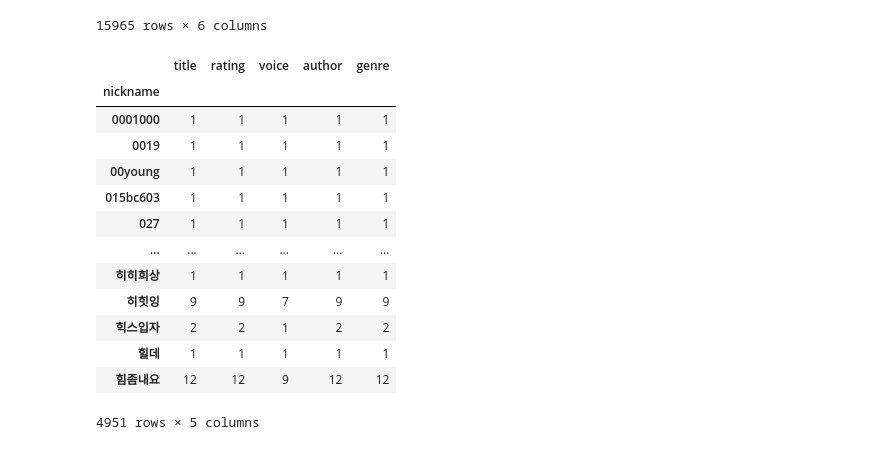
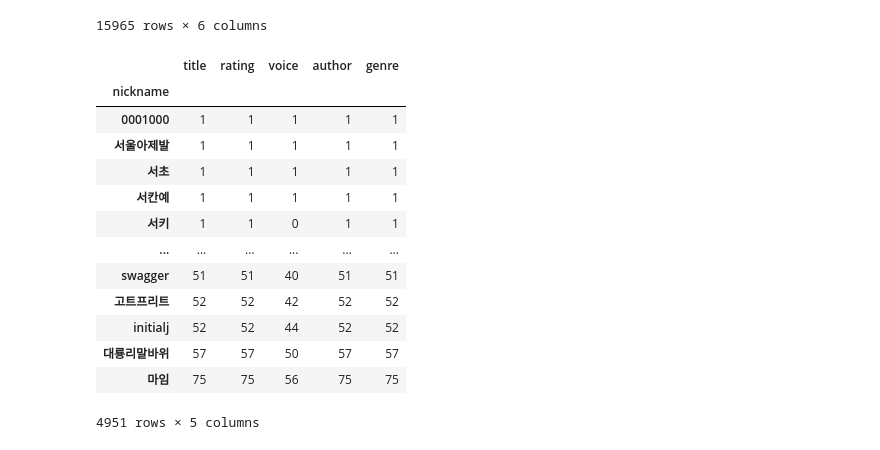
Before and after one commit to dataitgirls4/team_3, a Jupyter notebook: [연습용] EDA.ipynb, the cells around one changed output. Drawn from its saved outputs; the diff is of its cells as text; code cells hidden in the pictures.

```diff
--- a/[연습용] EDA.ipynb
+++ b/[연습용] EDA.ipynb
@@ -95,17 +97,17 @@ booklist.to_csv('')
 # %%
-booklist.groupby('nickname').count()
+booklist.groupby('nickname').count().sort_values('rating')
 # %% [output]
 |  | title | rating | voice | author | genre |
 | nickname |  |  |  |  |  |
 | 0001000 | 1 | 1 | 1 | 1 | 1 |
-| 0019 | 1 | 1 | 1 | 1 | 1 |
-| 00young | 1 | 1 | 1 | 1 | 1 |
-| 015bc603 | 1 | 1 | 1 | 1 | 1 |
-| 027 | 1 | 1 | 1 | 1 | 1 |
+| 서울아제발 | 1 | 1 | 1 | 1 | 1 |
+| 서초 | 1 | 1 | 1 | 1 | 1 |
+| 서칸예 | 1 | 1 | 1 | 1 | 1 |
+| 서키 | 1 | 1 | 0 | 1 | 1 |
 | ... | ... | ... | ... | ... | ... |
-| 히히희상 | 1 | 1 | 1 | 1 | 1 |
-| 히힛잉 | 9 | 9 | 7 | 9 | 9 |
-| 힉스입자 | 2 | 2 | 1 | 2 | 2 |
-| 힐데 | 1 | 1 | 1 | 1 | 1 |
-| 힘좀내요 | 12 | 12 | 9 | 12 | 12 |
+| swagger | 51 | 51 | 40 | 51 | 51 |
+| 고트프리트 | 52 | 52 | 42 | 52 | 52 |
+| initialj | 52 | 52 | 44 | 52 | 52 |
+| 대룡리말바위 | 57 | 57 | 50 | 57 | 57 |
+| 마임 | 75 | 75 | 56 | 75 | 75 |
 4951 rows × 5 columns
```
Also changed, not shown: parts of 12 cells of this notebook, 4 other files.
